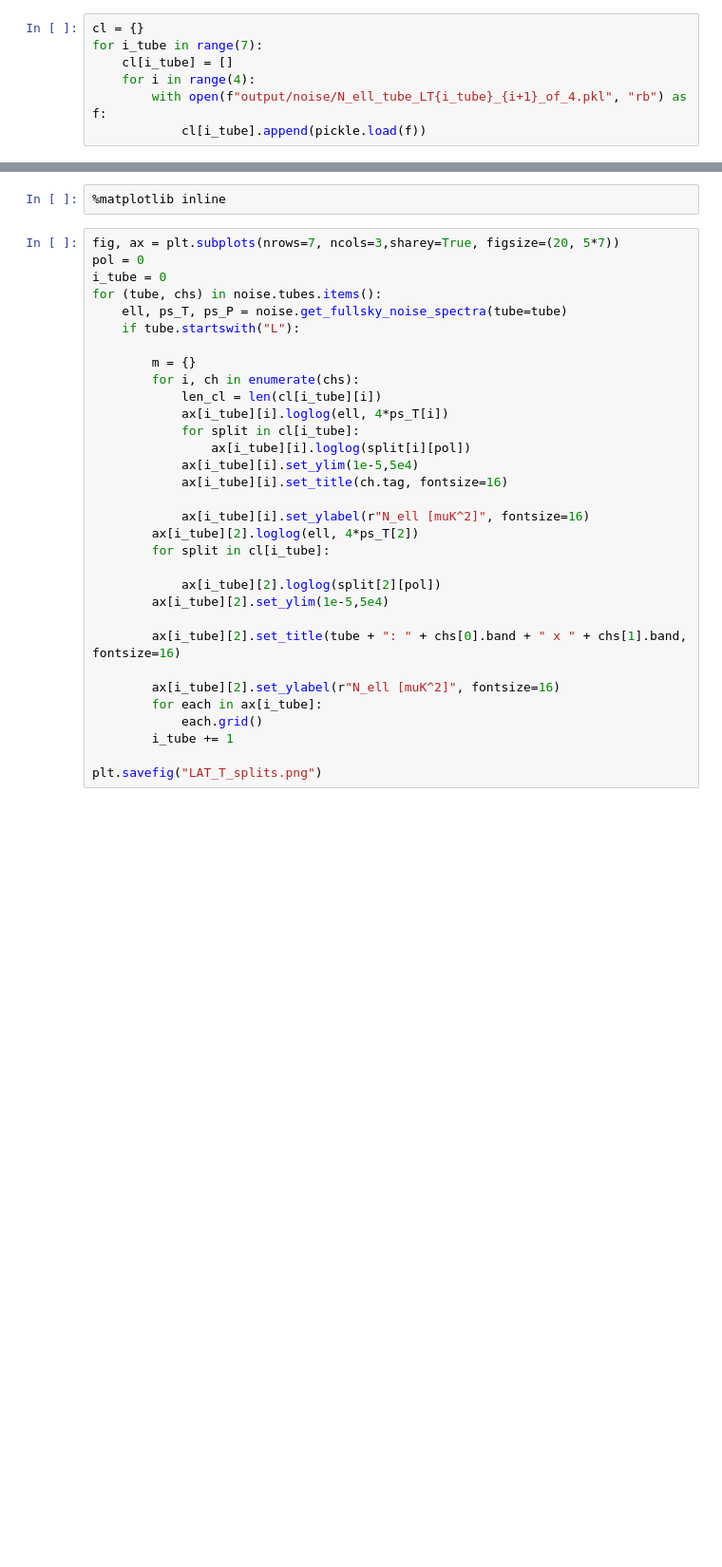
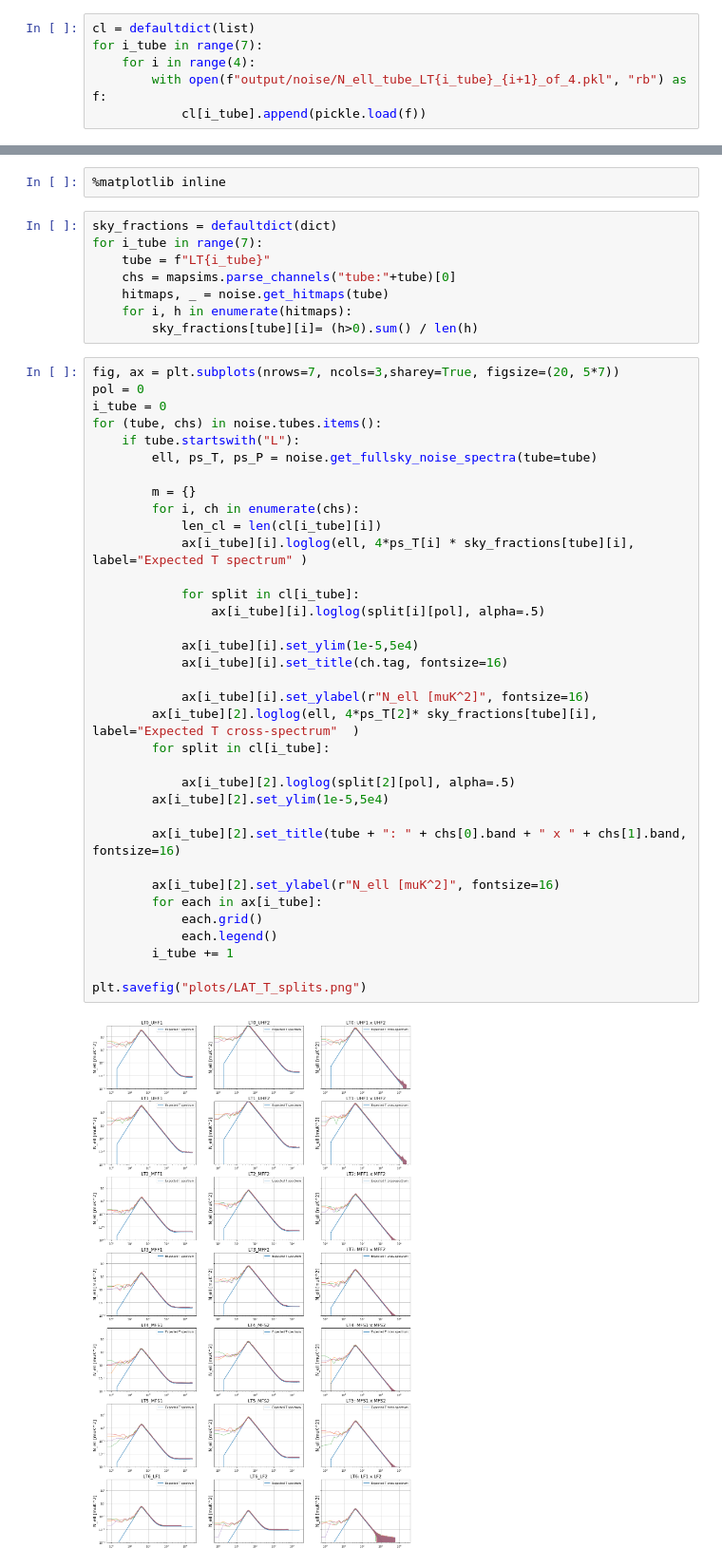
Before and after one commit to simonsobs/map_based_simulations, a Jupyter notebook: 202006_noise/plot_cl_noise_LAT_splits.ipynb, the cells around one changed output, grey strips where cells are left out. Shown at 95% size. Cells and saved outputs as stored; diff of their text form; blank space fills up the shorter version.

Commit message:
plots and plotting notebook for splits

```diff
--- a/202006_noise/plot_cl_noise_LAT_splits.ipynb
+++ b/202006_noise/plot_cl_noise_LAT_splits.ipynb
@@ -12,7 +28,6 @@ noise = sim.other_components["noise"]
 # %%
-cl = {}
+cl = defaultdict(list)
 for i_tube in range(7):
-    cl[i_tube] = []
     for i in range(4):
         with open(f"output/noise/N_ell_tube_LT{i_tube}_{i+1}_of_4.pkl", "rb") as f:
             cl[i_tube].append(pickle.load(f))
@@ -31,38 +46,51 @@ fontProperties = {'family':'sans-serif',
 import pickle
 # %%
 %matplotlib inline
+# %%
+sky_fractions = defaultdict(dict)
+for i_tube in range(7):
+    tube = f"LT{i_tube}"
+    chs = mapsims.parse_channels("tube:"+tube)[0]
+    hitmaps, _ = noise.get_hitmaps(tube)
+    for i, h in enumerate(hitmaps):
+        sky_fractions[tube][i]= (h>0).sum() / len(h)
 # %%
 fig, ax = plt.subplots(nrows=7, ncols=3,sharey=True, figsize=(20, 5*7))
 pol = 0
 i_tube = 0
 for (tube, chs) in noise.tubes.items():
-    ell, ps_T, ps_P = noise.get_fullsky_noise_spectra(tube=tube)
     if tube.startswith("L"):
+        ell, ps_T, ps_P = noise.get_fullsky_noise_spectra(tube=tube)
 
         m = {}
         for i, ch in enumerate(chs):
             len_cl = len(cl[i_tube][i])
-            ax[i_tube][i].loglog(ell, 4*ps_T[i])
+            ax[i_tube][i].loglog(ell, 4*ps_T[i] * sky_fractions[tube][i], label="Expected T spectrum" )
+
             for split in cl[i_tube]:
-                ax[i_tube][i].loglog(split[i][pol])
+                ax[i_tube][i].loglog(split[i][pol], alpha=.5)
+
             ax[i_tube][i].set_ylim(1e-5,5e4)
             ax[i_tube][i].set_title(ch.tag, fontsize=16)
 
             ax[i_tube][i].set_ylabel(r"N_ell [muK^2]", fontsize=16)
-        ax[i_tube][2].loglog(ell, 4*ps_T[2])
+        ax[i_tube][2].loglog(ell, 4*ps_T[2]* sky_fractions[tube][i], label="Expected T cross-spectrum"  )
         for split in cl[i_tube]:
 
-            ax[i_tube][2].loglog(split[2][pol])
+            ax[i_tube][2].loglog(split[2][pol], alpha=.5)
         ax[i_tube][2].set_ylim(1e-5,5e4)
 
         ax[i_tube][2].set_title(tube + ": " + chs[0].band + " x " + chs[1].band, fontsize=16)
 
         ax[i_tube][2].set_ylabel(r"N_ell [muK^2]", fontsize=16)
         for each in ax[i_tube]:
             each.grid()
+            each.legend()
         i_tube += 1
 
-plt.savefig("LAT_T_splits.png")
+plt.savefig("plots/LAT_T_splits.png")
+# %% [output]
+[figure, added]
 # %%
 fig, ax = plt.subplots(nrows=7, ncols=3,sharey=True, figsize=(20, 5*7))
 pol = 0
```
Also changed, not shown: parts of 3 cells of this notebook, 2 other files.
